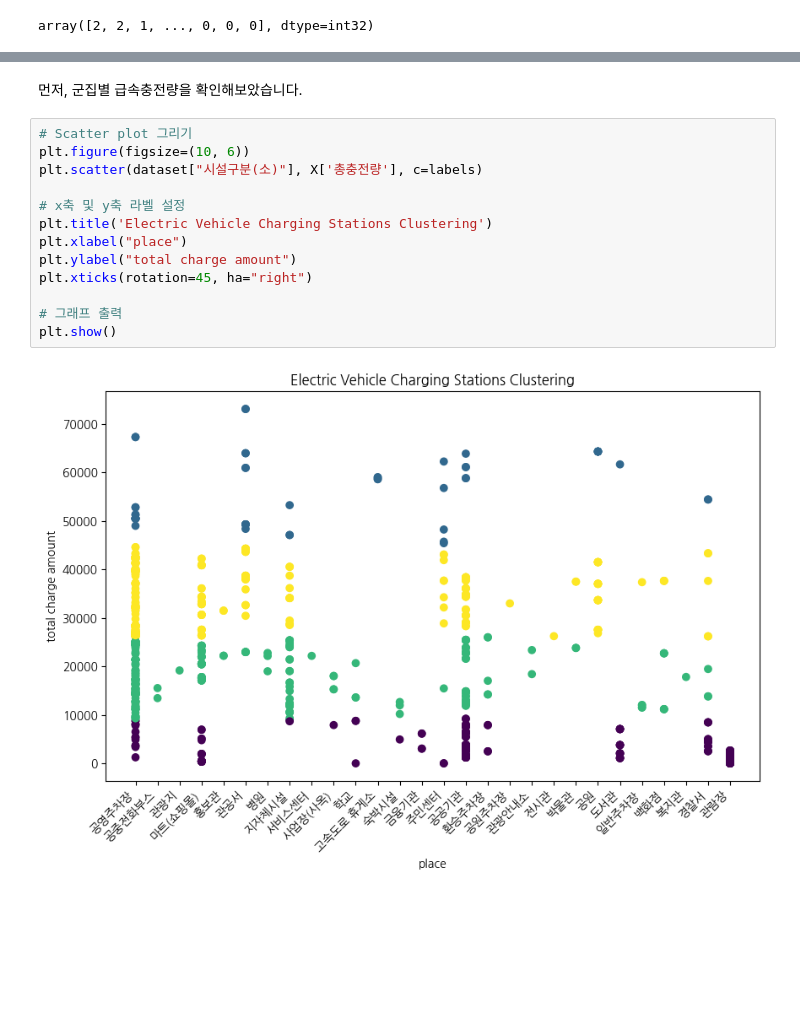
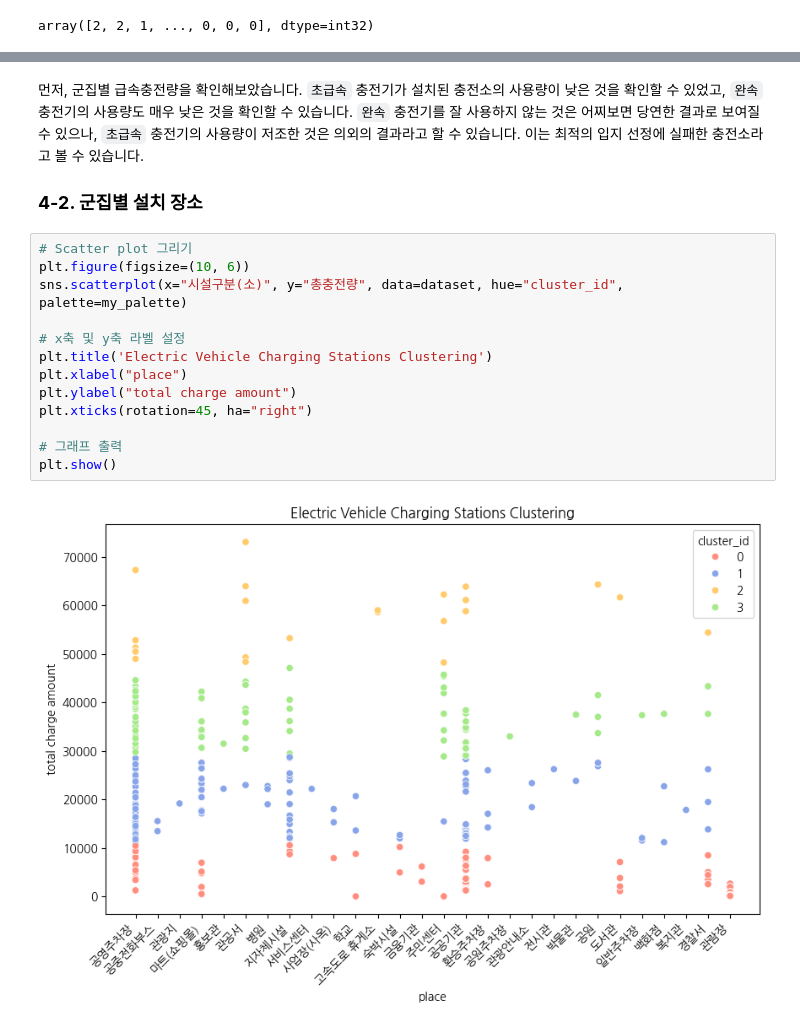
Before and after one commit to Konkuk-Univ-Glocal-Campus/ml202401-midterm-ehghks021203, a Jupyter notebook: midterm-Clustering.ipynb, the cells around one changed output, grey strips where cells are left out. Drawn from its saved outputs; the diff is of its cells as text; blank space fills up the shorter version.

```diff
--- a/midterm-Clustering.ipynb
+++ b/midterm-Clustering.ipynb
@@ -307,17 +354,21 @@ plt.show()
 # %% [markdown]
-먼저, 군집별 급속충전량을 확인해보았습니다.
+먼저, 군집별 급속충전량을 확인해보았습니다. `초급속` 충전기가 설치된 충전소의 사용량이 낮은 것을 확인할 수 있었고, `완속` 충전기의 사용량도 매우 낮은 것을 확인할 수 있습니다. `완속` 충전기를 잘 사용하지 않는 것은 어찌보면 당연한 결과로 보여질 수 있으나, `초급속` 충전기의 사용량이 저조한 것은 의외의 결과라고 할 수 있습니다.
+이는 최적의 입지 선정에 실패한 충전소라고 볼 수 있습니다.
+
+
+### **4-2. 군집별 설치 장소**
 # %%
 # Scatter plot 그리기
 plt.figure(figsize=(10, 6))
-plt.scatter(dataset["시설구분(소)"], X['총충전량'], c=labels)
+sns.scatterplot(x="시설구분(소)", y="총충전량", data=dataset, hue="cluster_id", palette=my_palette)
 
 # x축 및 y축 라벨 설정
 plt.title('Electric Vehicle Charging Stations Clustering')
 plt.xlabel("place")
 plt.ylabel("total charge amount")
 plt.xticks(rotation=45, ha="right")
 
 # 그래프 출력
 plt.show()
 # %% [output]
-[figure, old version]
+[figure, new version]
```
Also changed, not shown: parts of 30 cells of this notebook.
